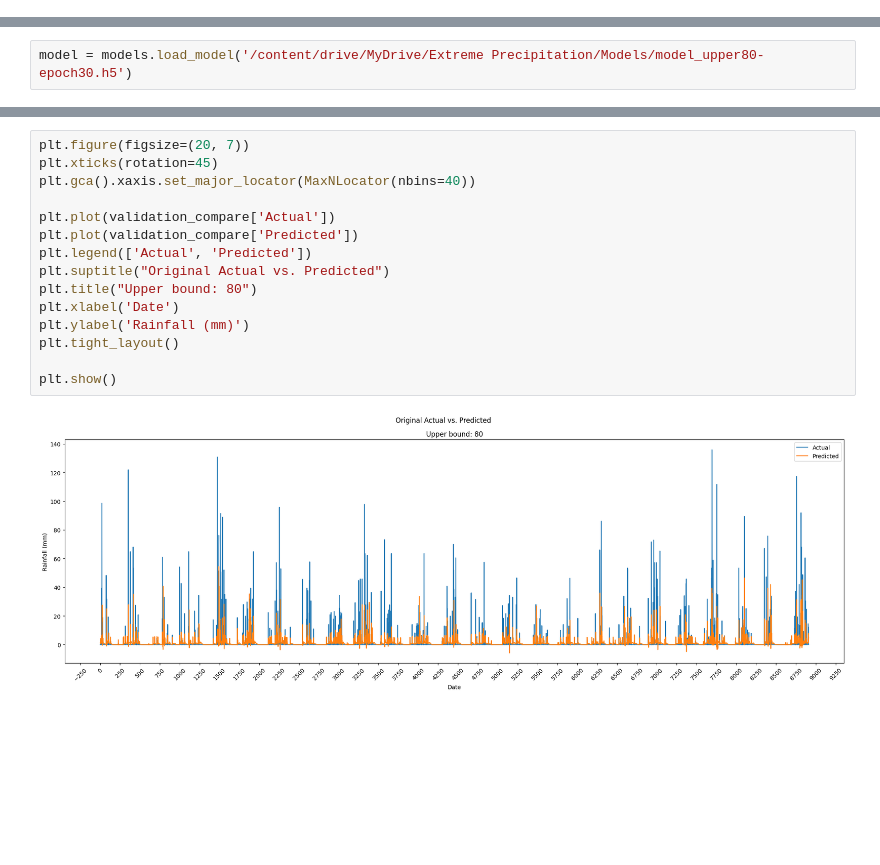
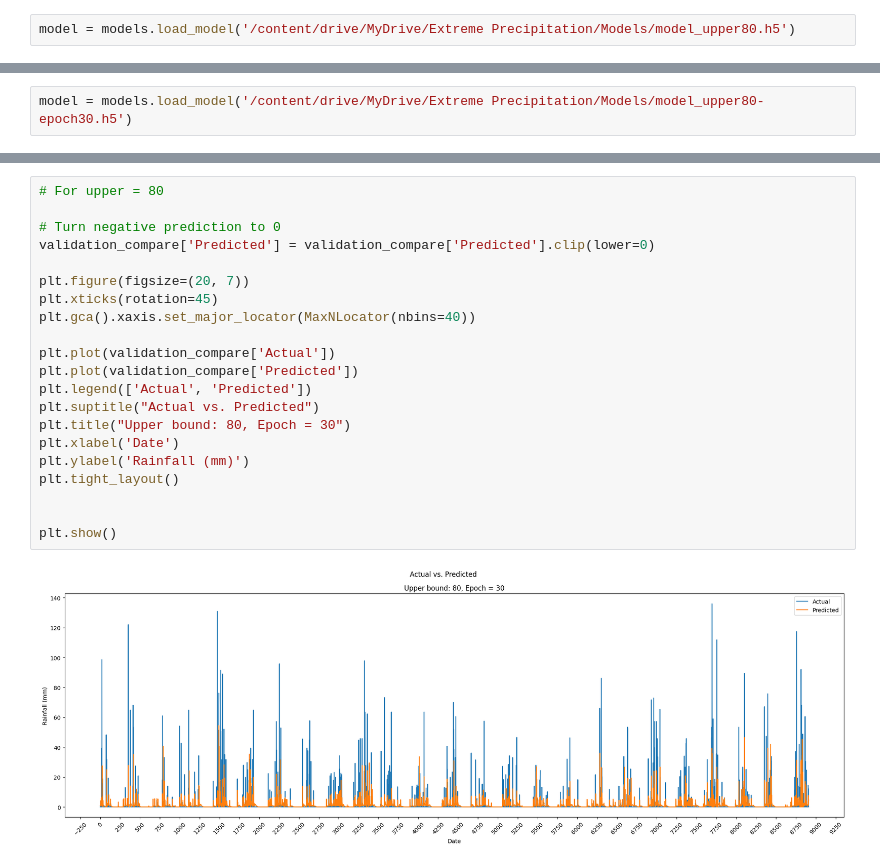
Before and after one commit to pippahtlin/Extreme-Precipitation, a Jupyter notebook: pretrained_univariate_daily.ipynb, the cells around one changed output, grey strips where cells are left out. Drawn from its saved outputs; the diff is of its cells as text; blank space fills up the shorter version.

```diff
--- a/pretrained_univariate_daily.ipynb
+++ b/pretrained_univariate_daily.ipynb
@@ -114,0 +117,2 @@ from time import time
+# %%
+model = models.load_model('/content/drive/MyDrive/Extreme Precipitation/Models/model_upper80.h5')
@@ -142,19 +270,25 @@ validation_compare.head(20)
 | 18 | 0.000 | 2.721464 |
 | 19 | 39.370 | 1.668715 |
 # %%
+# For upper = 80
+
+# Turn negative prediction to 0
+validation_compare['Predicted'] = validation_compare['Predicted'].clip(lower=0)
+
 plt.figure(figsize=(20, 7))
 plt.xticks(rotation=45)
 plt.gca().xaxis.set_major_locator(MaxNLocator(nbins=40))
 
 plt.plot(validation_compare['Actual'])
 plt.plot(validation_compare['Predicted'])
 plt.legend(['Actual', 'Predicted'])
-plt.suptitle("Original Actual vs. Predicted")
-plt.title("Upper bound: 80")
+plt.suptitle("Actual vs. Predicted")
+plt.title("Upper bound: 80, Epoch = 30")
 plt.xlabel('Date')
 plt.ylabel('Rainfall (mm)')
 plt.tight_layout()
 
+
 plt.show()
 # %% [output]
-[figure, old version]
+[figure, new version]
```
Also changed, not shown: parts of 16 cells of this notebook.
